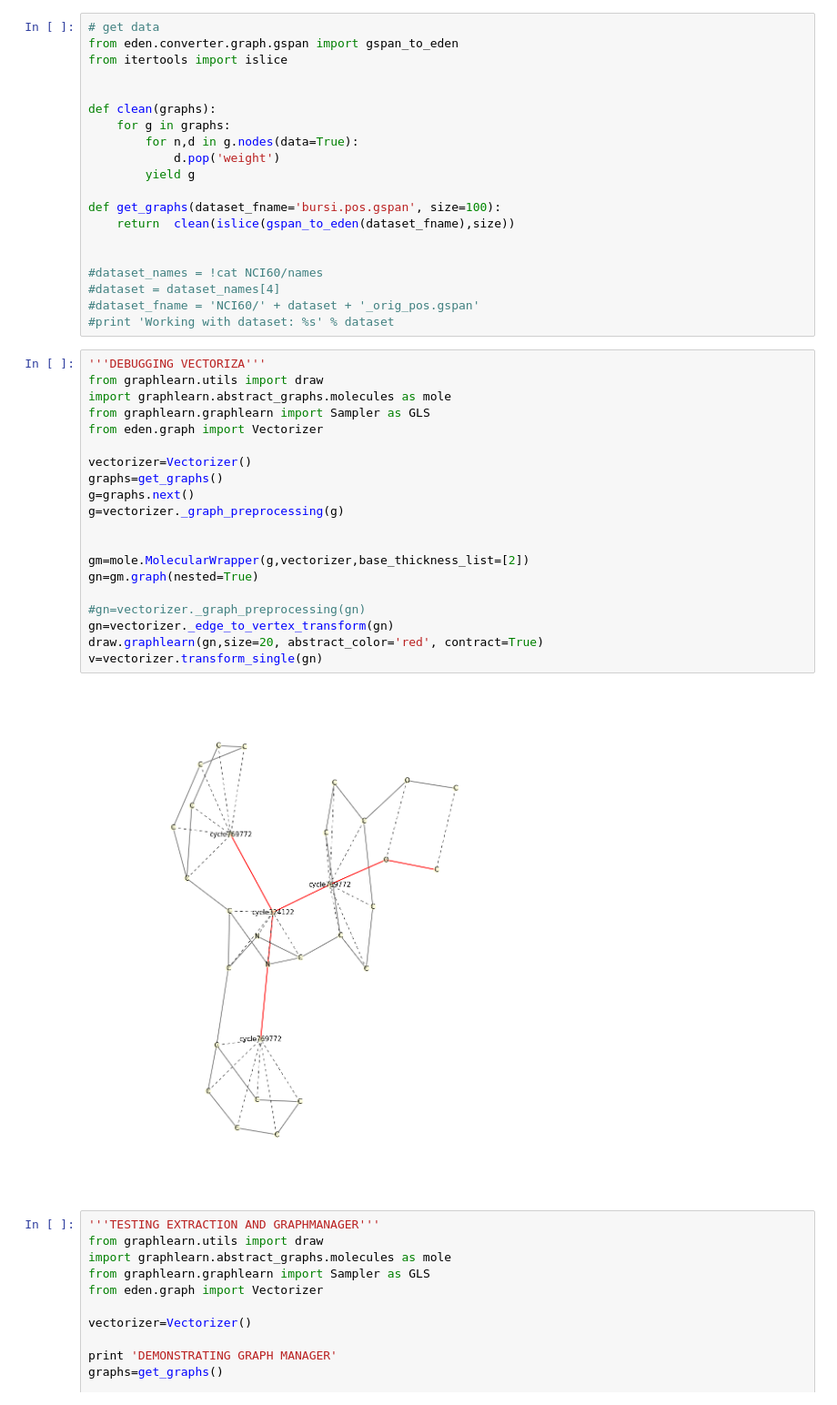
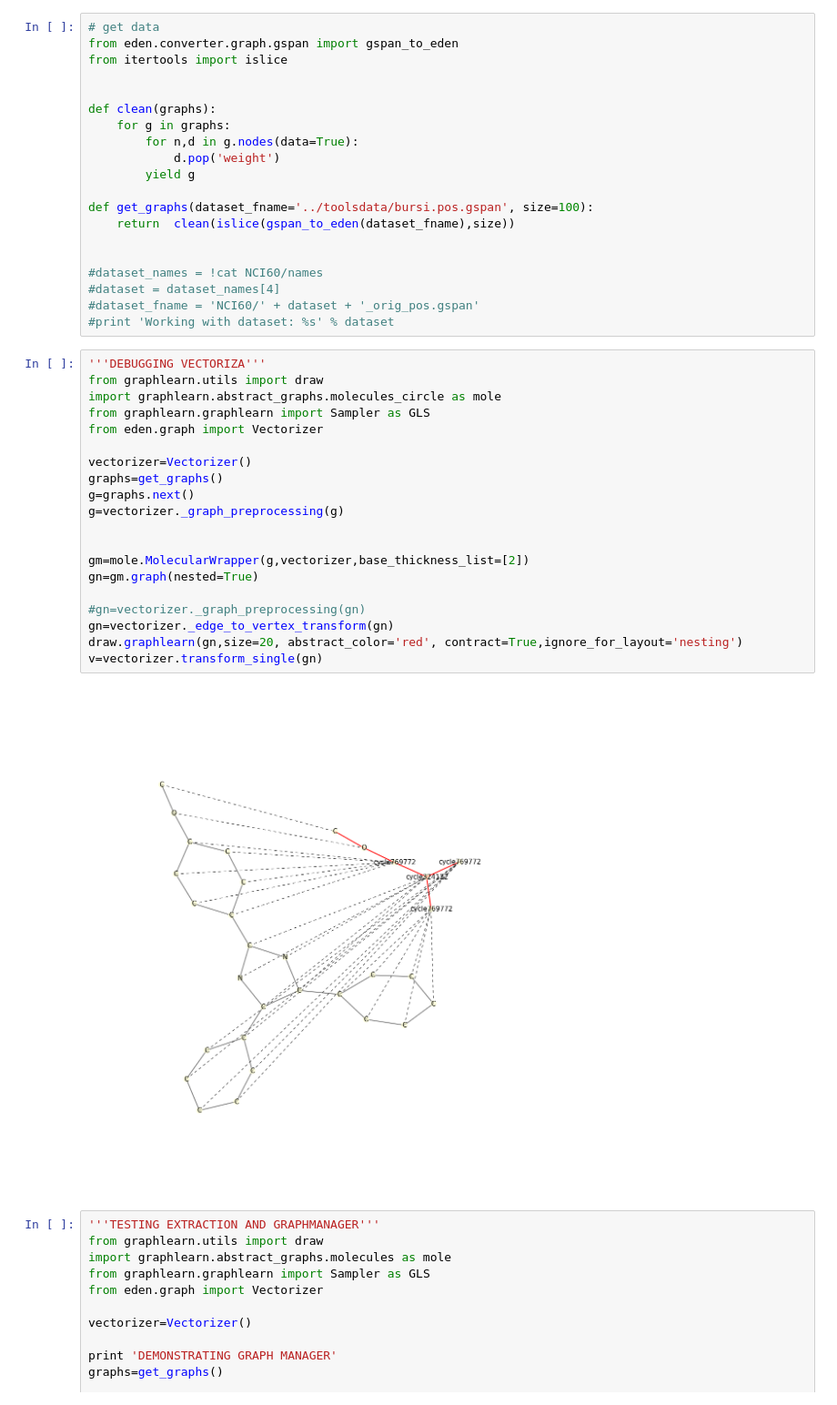
Before and after one commit to fabriziocosta/GraphLearn_examples, a Jupyter notebook: Abstract/circles_mole.ipynb, the cells around one changed output. Shown at 91% size. Cells and saved outputs as stored; diff of their text form.

Commit message:
abstract sampling nicer

```diff
--- a/Abstract/circles_mole.ipynb
+++ b/Abstract/circles_mole.ipynb
@@ -20,7 +20,7 @@ def clean(graphs):
             d.pop('weight')
         yield g
 
-def get_graphs(dataset_fname='bursi.pos.gspan', size=100):
+def get_graphs(dataset_fname='../toolsdata/bursi.pos.gspan', size=100):
     return  clean(islice(gspan_to_eden(dataset_fname),size))
 
 
@@ -31,25 +31,25 @@ def get_graphs(dataset_fname='bursi.pos.gspan', size=100):
 # %%
 '''DEBUGGING VECTORIZA'''
 from graphlearn.utils import draw
-import graphlearn.abstract_graphs.molecules as mole
+import graphlearn.abstract_graphs.molecules_circle as mole
 from graphlearn.graphlearn import Sampler as GLS
 from eden.graph import Vectorizer
 
 vectorizer=Vectorizer()
 graphs=get_graphs()
 g=graphs.next()
 g=vectorizer._graph_preprocessing(g)
 
 
 gm=mole.MolecularWrapper(g,vectorizer,base_thickness_list=[2])
 gn=gm.graph(nested=True)
 
 #gn=vectorizer._graph_preprocessing(gn)
 gn=vectorizer._edge_to_vertex_transform(gn)
-draw.graphlearn(gn,size=20, abstract_color='red', contract=True)
+draw.graphlearn(gn,size=20, abstract_color='red', contract=True,ignore_for_layout='nesting')
 v=vectorizer.transform_single(gn)
 # %% [output]
-[figure, old version]
+[figure, new version]
 # %%
 '''TESTING EXTRACTION AND GRAPHMANAGER'''
 from graphlearn.utils import draw
```
Also changed, not shown: parts of 3 cells of this notebook, 2 other files.
